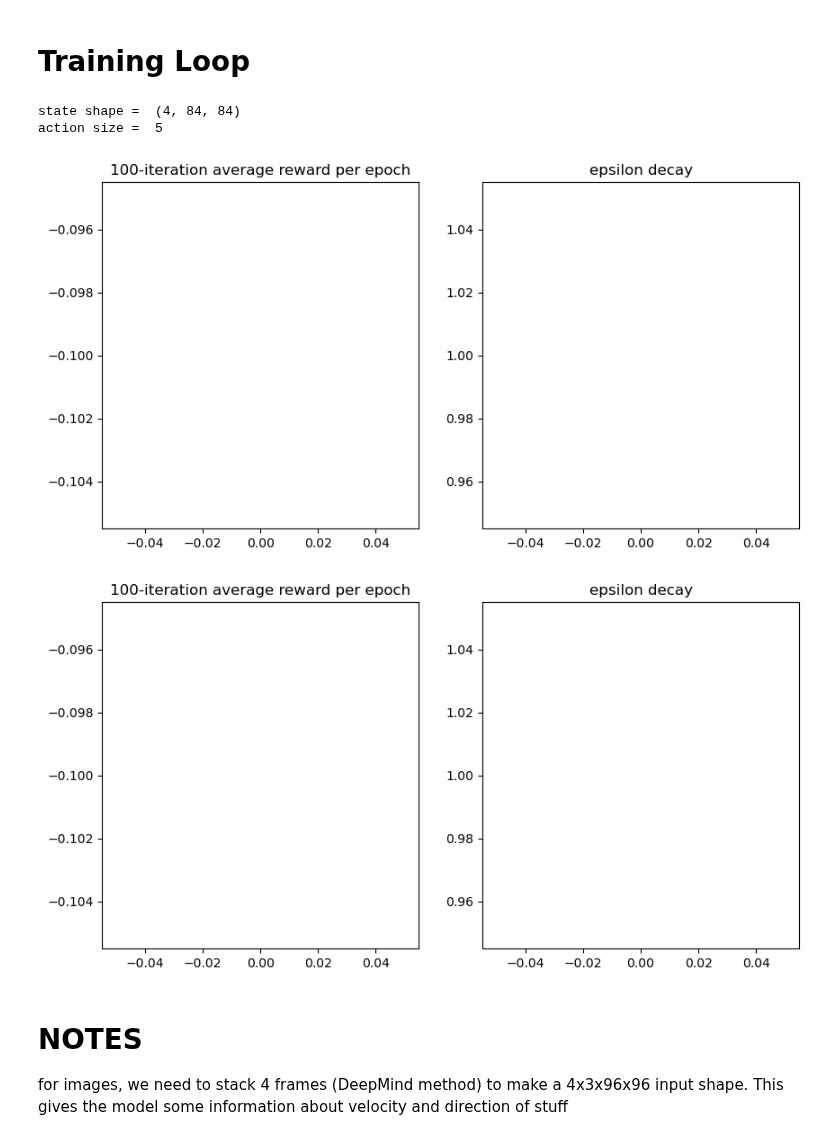
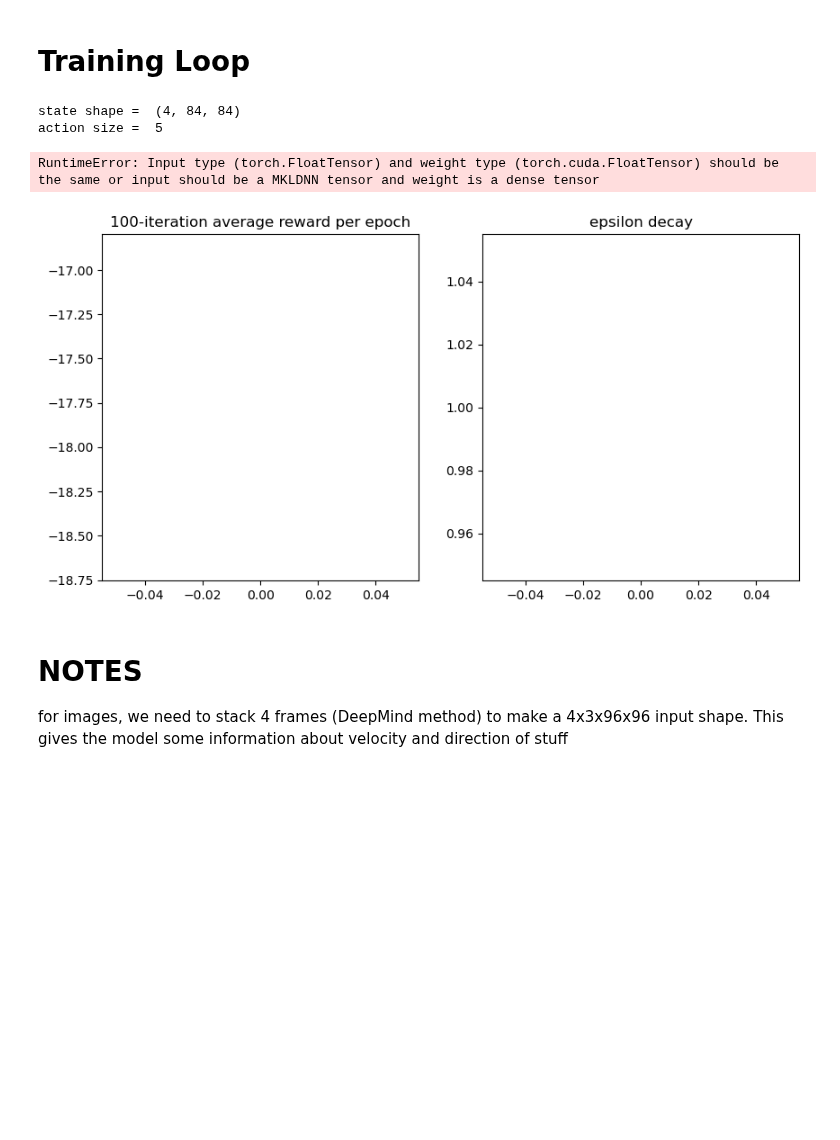
Before and after one commit to jameskn30/NLP_RNN, a Jupyter notebook: Reinforcement Learning/dqn/car_racing.ipynb, the cells around one changed output. Drawn from its saved outputs; the diff is of its cells as text; code cells hidden in the pictures; blank space fills up the shorter version.

```diff
--- a/Reinforcement Learning/dqn/car_racing.ipynb
+++ b/Reinforcement Learning/dqn/car_racing.ipynb
@@ -49,7 +54,7 @@ Termination
 NOTES:
 the first 50 frames is zooming in so we'll not use them
 # %%
-env = gym.make('CarRacing-v2', render_mode = 'human')
+env = gym.make('CarRacing-v2')
 obs, info = env.reset()
 print('obs shape = ', obs.shape)
 
@@ -63,6 +68,8 @@ for ep in tqdm(range(1)):
         state, reward, terminated, truncated, info = env.step(action)
         total_reward += reward
         if terminated or truncated:
+            print('terminated state')
+            print(state)
             break
 
     rewards.append(total_reward)
@@ -212,7 +233,7 @@ input image must be converted to graysale and stack 4 frames
 - LazyLinear(512, action_space)
 # %%
 class QNet(nn.Module):
-    def __init__(self, input_channels, output_size, activation = F.relu, lr = 1e-4) -> None:
+    def __init__(self, input_channels, output_size, device, activation = F.relu, lr = 1e-4) -> None:
 
         super().__init__()
 
@@ -225,7 +246,10 @@ class QNet(nn.Module):
 
         # self.tau = tau
         self.optimizer = torch.optim.Adam(self.parameters(), lr = lr)
+
         self.criterion = nn.MSELoss()
+
+        self.to(device)
 
     def forward(self, X):
         X = self.activation(self.conv1(X))
@@ -304,9 +328,10 @@ state after action =  (4, 84, 84)
 # %%
 Transition = namedtuple('Transition', ('state', 'action', 'reward', 'next_state', 'done'))
 class ReplayMemory():
-    def __init__(self, capacity) -> None:
+    def __init__(self, capacity,device) -> None:
         self.capacity = capacity
         self.memory = deque(maxlen = capacity)
+        self.device = device
 
     def push(self, state, action, reward, next_state, done):
         self.memory.append(Transition(state, action, reward, next_state, done))
@@ -326,11 +351,11 @@ class ReplayMemory():
         transitions = random.sample(self.memory, batch_size)
         batch = Transition(*zip(*transitions))
 
-        state_batch = torch.tensor(batch.state).float()
-        action_batch = torch.tensor(np.vstack(batch.action)).long()
-        reward_batch = torch.tensor(np.vstack(batch.reward)).float()
-        next_state_batch = torch.tensor(batch.next_state).float()
-        done_batch = torch.tensor(np.vstack(batch.done)).float()
+        state_batch = torch.tensor(batch.state).float().to(self.device)
+        action_batch = torch.tensor(np.vstack(batch.action)).long().to(self.device)
+        reward_batch = torch.tensor(np.vstack(batch.reward)).float().to(self.device)
+        next_state_batch = torch.tensor(batch.next_state).float().to(self.device)
+        done_batch = torch.tensor(np.vstack(batch.done)).float().to(self.device)
 
         return (state_batch, action_batch, reward_batch, next_state_batch, done_batch)
 
@@ -349,6 +374,7 @@ if os.path.exists(OUTPUT) == False:
     os.makedirs(OUTPUT)
 # %%
 def tune(
+    device,
     lr = 0.00025,
     min_ep = 0.1,
     max_ep = 1.0,
@@ -361,6 +387,7 @@ def tune(
     target_update_interval = 10,
     plot_update_freq = 50,
     label = 'default'
+
 ):
     SAVE_PATH = os.path.join(OUTPUT, label)
 
@@ -379,10 +406,10 @@ def tune(
     print('state shape = ', state_size)
     print('action size = ', action_size)
 
-    policy_net = QNet(input_channels = stacked_frames, output_size = action_size)
-    target_net = QNet(input_channels = stacked_frames, output_size = action_size)
+    policy_net = QNet(input_channels = stacked_frames, output_size = action_size, device = device)
+    target_net = QNet(input_channels = stacked_frames, output_size = action_size, device = device)
 
-    memory = ReplayMemory(memory_capacity)
+    memory = ReplayMemory(memory_capacity, device=device)
 
     score_window = deque(maxlen=100)
 
@@ -398,7 +425,6 @@ def tune(
         total_reward = 0
         done = False
         state, info = env.reset()
-
         epsilon = epsilon_linear_decay(min_ep, max_ep, decay_ep, epoch, training_epochs)
 
         for t in count():
@@ -430,27 +456,24 @@ def tune(
 
                 next_state_values = target_net(next_states).detach().max(1)[0].unsqueeze(1)
 
-                next_state_values = reward + gamma * next_state_values * (1 - dones)
-                # print('next_state_values after reward + shape = ', next_state_values.shape)
+                next_state_values = rewards + gamma * next_state_values * (1 - dones)
 
                 state_values = policy_net(states).gather(1, actions)
-                # print('state_values shape = ', state_values.shape)
 
                 policy_net.optimize(state_values, next_state_values)
 
                 if step_count % target_update_interval:
                     target_net.sync(policy_net)
 
+            if done: break
 
-            if done:
-                break
 
         score_window.append(total_reward)
         avg_reward = np.mean(score_window)
 
-        loop.set_description(f'epoch = {epoch}, epsilon = {epsilon:.2f}, avg rewards={np.mean(score_window):.2f}, best_avg_reward={best_avg_reward:.2f}')
+        loop.set_description(f'epoch = {epoch}, epsilon = {epsilon:.2f}, avg rewards={avg_reward:.2f}, best_avg_reward={best_avg_reward:.2f}')
 
-        history['reward'].append(np.mean(score_window))
+        history['reward'].append(avg_reward)
         history['epsilon'].append(epsilon)
         fig_save_path = os.path.join(SAVE_PATH, 'plot.png')
 
@@ -474,12 +497,12 @@ def plot(history, show = False, save_path = None):
     if show:
         plt.show()
 # %%
-tune()
+tune(DEVICE)
 # %% [output]
 state shape =  (4, 84, 84)
 action size =  5
+RuntimeError: Input type (torch.FloatTensor) and weight type (torch.cuda.FloatTensor) should be the same or input should be a MKLDNN tensor and weight is a dense tensor
-[figure, old version]
+[figure, new version]
-[figure, removed]
 # %% [markdown]
 # NOTES
 
```
Also changed, not shown: parts of 5 cells of this notebook, 1 other file.
